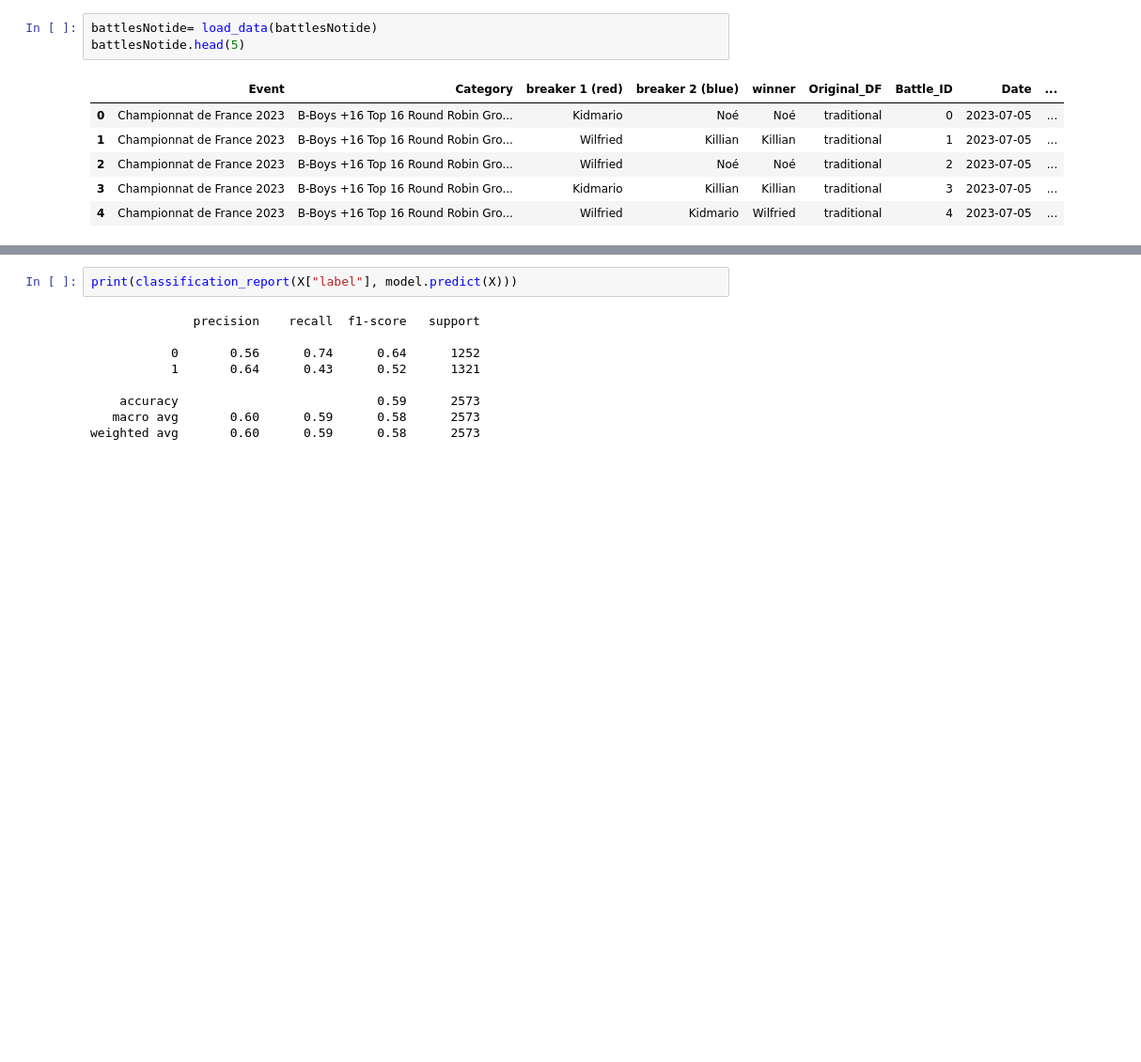
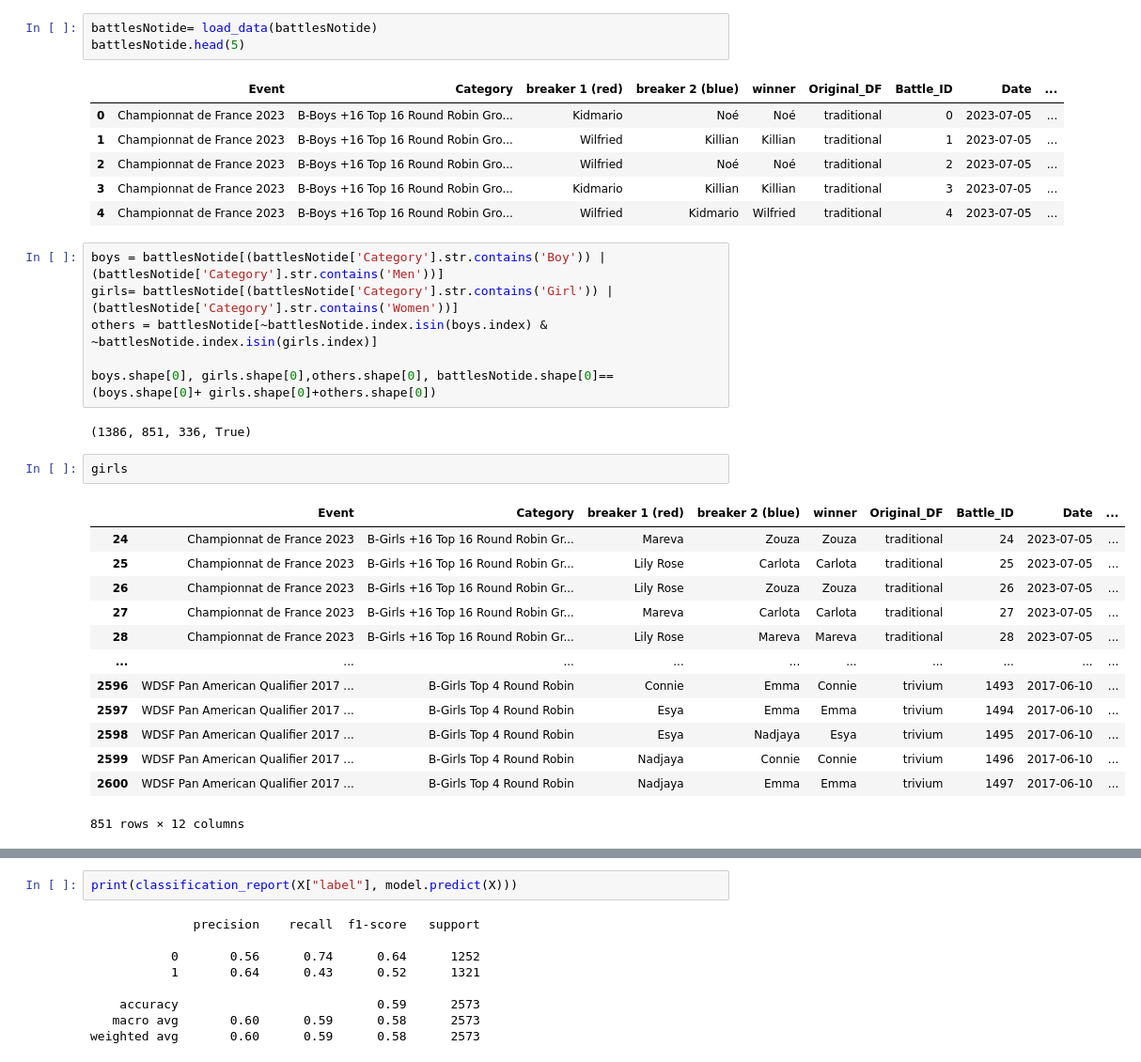
Before and after one commit to sarahaptumich/capstone, a Jupyter notebook: breaker_ranking_2.ipynb, the cells around one changed output, grey strips where cells are left out. Shown at 94% size. Drawn from its saved outputs; the diff is of its cells as text; blank space fills up the shorter version.

```diff
--- a/breaker_ranking_2.ipynb
+++ b/breaker_ranking_2.ipynb
@@ -153,4 +153,28 @@ battlesNotide.head(5)
 | 2 | Championnat de France 2023 | B-Boys +16 Top 16 Round Robin Gro... | Wilfried | Noé | Noé | traditional | 2 | 2023-07-05 | ... |
 | 3 | Championnat de France 2023 | B-Boys +16 Top 16 Round Robin Gro... | Kidmario | Killian | Killian | traditional | 3 | 2023-07-05 | ... |
 | 4 | Championnat de France 2023 | B-Boys +16 Top 16 Round Robin Gro... | Wilfried | Kidmario | Wilfried | traditional | 4 | 2023-07-05 | ... |
+# %%
+boys = battlesNotide[(battlesNotide['Category'].str.contains('Boy')) | (battlesNotide['Category'].str.contains('Men'))]
+girls= battlesNotide[(battlesNotide['Category'].str.contains('Girl')) | (battlesNotide['Category'].str.contains('Women'))]
+others = battlesNotide[~battlesNotide.index.isin(boys.index) & ~battlesNotide.index.isin(girls.index)]
+
+boys.shape[0], girls.shape[0],others.shape[0], battlesNotide.shape[0]== (boys.shape[0]+ girls.shape[0]+others.shape[0])
+# %% [output]
+(1386, 851, 336, True)
+# %%
+girls
+# %% [output]
+|  | Event | Category | breaker 1 (red) | breaker 2 (blue) | winner | Original_DF | Battle_ID | Date | ... |
+| 24 | Championnat de France 2023 | B-Girls +16 Top 16 Round Robin Gr... | Mareva | Zouza | Zouza | traditional | 24 | 2023-07-05 | ... |
+| 25 | Championnat de France 2023 | B-Girls +16 Top 16 Round Robin Gr... | Lily Rose | Carlota | Carlota | traditional | 25 | 2023-07-05 | ... |
+| 26 | Championnat de France 2023 | B-Girls +16 Top 16 Round Robin Gr... | Lily Rose | Zouza | Zouza | traditional | 26 | 2023-07-05 | ... |
+| 27 | Championnat de France 2023 | B-Girls +16 Top 16 Round Robin Gr... | Mareva | Carlota | Carlota | traditional | 27 | 2023-07-05 | ... |
+| 28 | Championnat de France 2023 | B-Girls +16 Top 16 Round Robin Gr... | Lily Rose | Mareva | Mareva | traditional | 28 | 2023-07-05 | ... |
+| ... | ... | ... | ... | ... | ... | ... | ... | ... | ... |
+| 2596 | WDSF Pan American Qualifier 2017 ... | B-Girls Top 4 Round Robin | Connie | Emma | Connie | trivium | 1493 | 2017-06-10 | ... |
+| 2597 | WDSF Pan American Qualifier 2017 ... | B-Girls Top 4 Round Robin | Esya | Emma | Emma | trivium | 1494 | 2017-06-10 | ... |
+| 2598 | WDSF Pan American Qualifier 2017 ... | B-Girls Top 4 Round Robin | Esya | Nadjaya | Esya | trivium | 1495 | 2017-06-10 | ... |
+| 2599 | WDSF Pan American Qualifier 2017 ... | B-Girls Top 4 Round Robin | Nadjaya | Connie | Connie | trivium | 1496 | 2017-06-10 | ... |
+| 2600 | WDSF Pan American Qualifier 2017 ... | B-Girls Top 4 Round Robin | Nadjaya | Emma | Emma | trivium | 1497 | 2017-06-10 | ... |
+851 rows × 12 columns
 # %%
```
Also changed, not shown: parts of 9 cells of this notebook.
